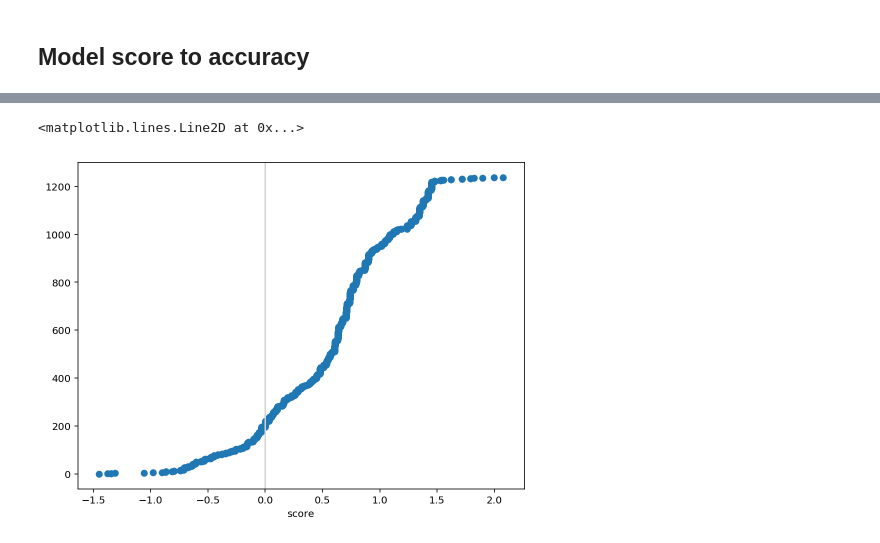
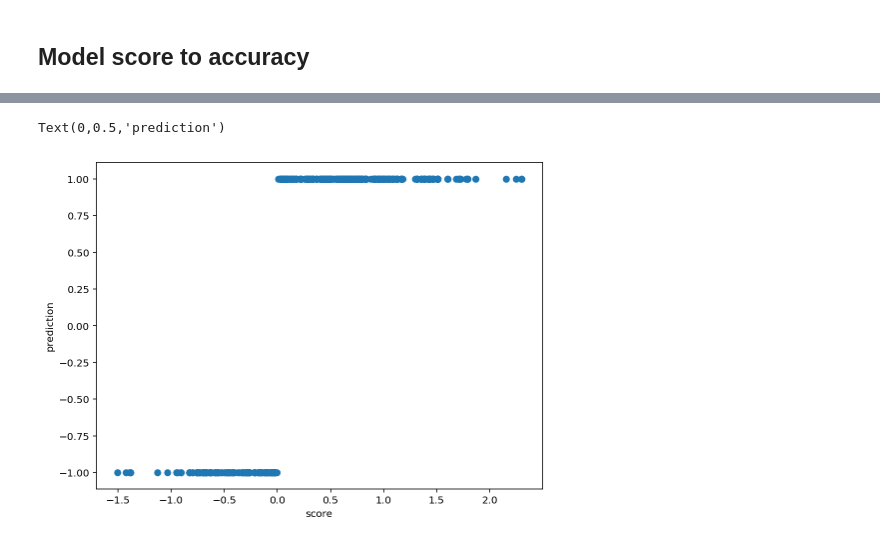
Before and after one commit to uwdata/draco, a Jupyter notebook: notebooks/Linear Model.ipynb, the cells around one changed output, grey strips where cells are left out. Drawn from its saved outputs; the diff is of its cells as text; code cells hidden in the pictures.

```diff
--- a/notebooks/Linear Model.ipynb
+++ b/notebooks/Linear Model.ipynb
@@ -60,5 +64,5 @@ plt.show()
 # %% [markdown]
 ## Model score to accuracy
 # %%
-clf = linear.train_model(X, 0.3)
+clf = linear.train_model(X, 0)
 # %% [output]
@@ -67,8 +70,5 @@ Dev score:  0.8548387096774194
 # %%
-df = pd.DataFrame(columns=['pred', 'score'])
+df = pd.DataFrame(columns=['pred', 'score'], index=X.index)
+
 df.pred = clf.predict(X)
 df.score = clf.decision_function(X)
-
-df = df.sort_values('score')
-
-df = df.reset_index();
@@ -75,8 +94,8 @@ df = df.reset_index();
 # %%
 plt.figure(figsize=(8,6))
-plt.scatter(x=df.score, y=df.index)
+plt.scatter(x=df.score, y=df.pred)
 plt.xlabel('score')
-plt.axvline(0, color='lightgrey')
+plt.ylabel('prediction')
 # %% [output]
-<matplotlib.lines.Line2D at 0x...>
+Text(0,0.5,'prediction')
-[figure, old version]
+[figure, new version]
```
Also changed, not shown: parts of 15 cells of this notebook, 8 other files.
